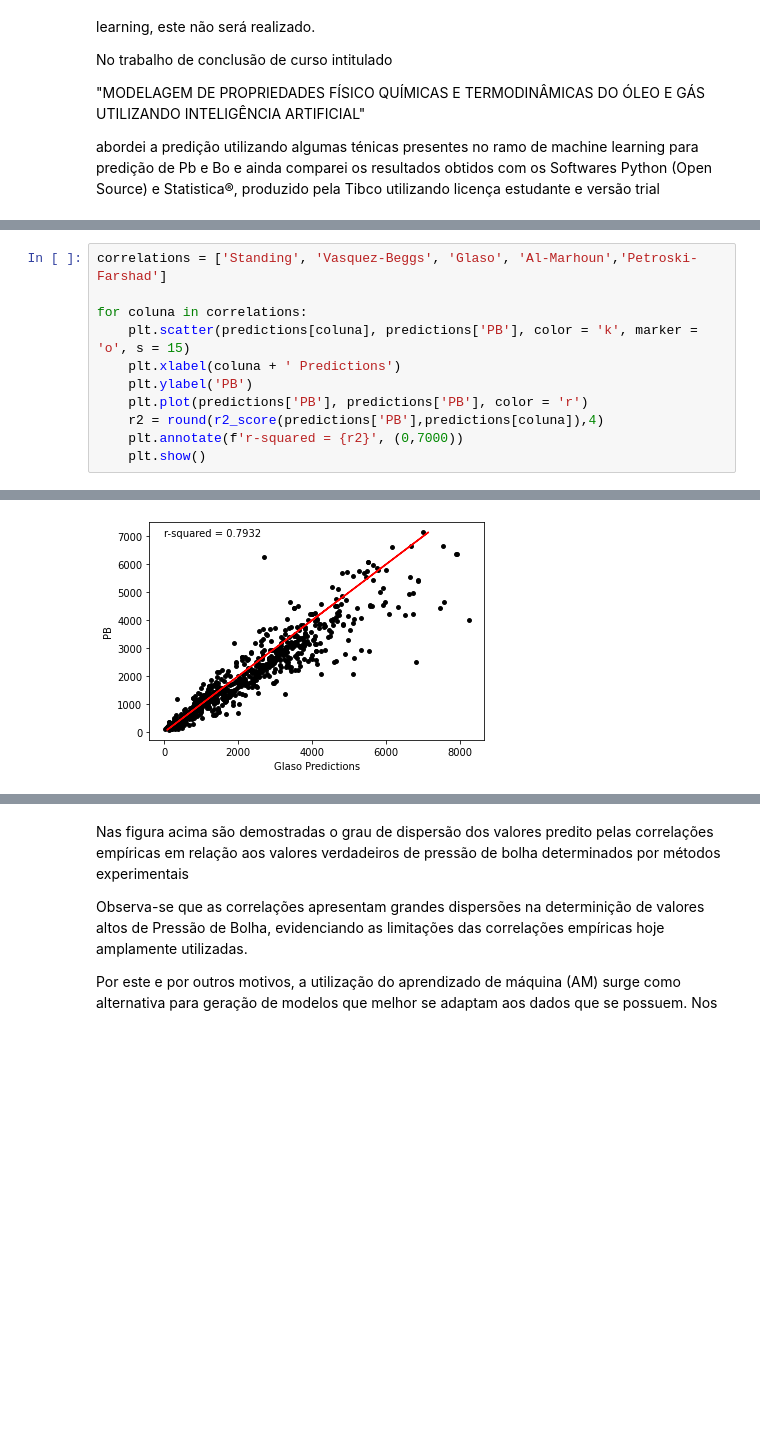
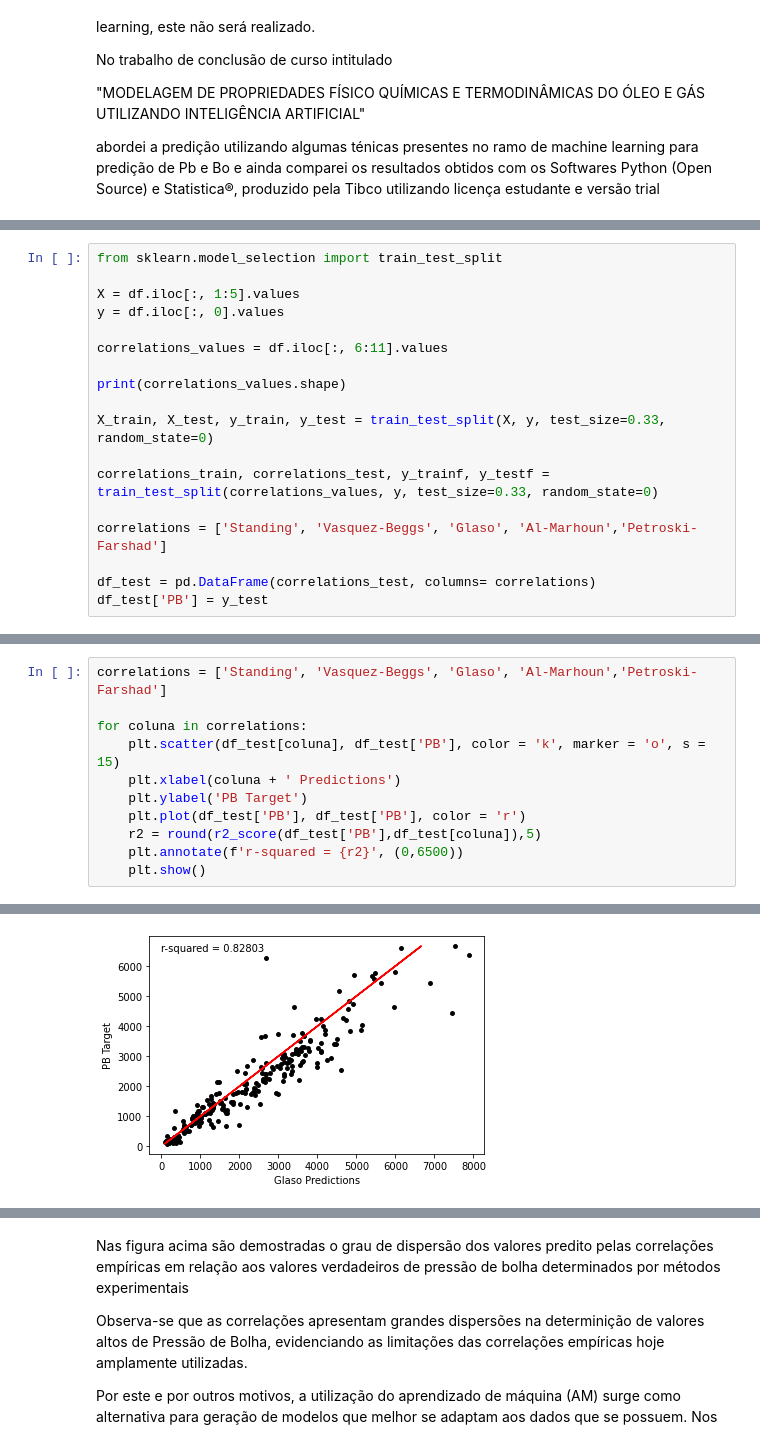
Before and after one commit to DboechatM/Documentacao-TCC, a Jupyter notebook: TCC_Parte_I_Análise_Dados.ipynb, the cells around one changed output, grey strips where cells are left out. Cells and saved outputs as stored; diff of their text form; blank space fills up the shorter version.

```diff
--- a/TCC_Parte_I_Análise_Dados.ipynb
+++ b/TCC_Parte_I_Análise_Dados.ipynb
@@ -170,0 +172,18 @@ display(predictions)
+# %%
+from sklearn.model_selection import train_test_split
+
+X = df.iloc[:, 1:5].values
+y = df.iloc[:, 0].values
+
+correlations_values = df.iloc[:, 6:11].values
+
+print(correlations_values.shape)
+
+X_train, X_test, y_train, y_test = train_test_split(X, y, test_size=0.33, random_state=0)
+
+correlations_train, correlations_test, y_trainf, y_testf = train_test_split(correlations_values, y, test_size=0.33, random_state=0)
+
+correlations = ['Standing', 'Vasquez-Beggs', 'Glaso', 'Al-Marhoun','Petroski-Farshad']
+
+df_test = pd.DataFrame(correlations_test, columns= correlations)
+df_test['PB'] = y_test
@@ -172,11 +206,11 @@ display(predictions)
 correlations = ['Standing', 'Vasquez-Beggs', 'Glaso', 'Al-Marhoun','Petroski-Farshad']
 
 for coluna in correlations:
-    plt.scatter(predictions[coluna], predictions['PB'], color = 'k', marker = 'o', s = 15)
+    plt.scatter(df_test[coluna], df_test['PB'], color = 'k', marker = 'o', s = 15)
     plt.xlabel(coluna + ' Predictions')
-    plt.ylabel('PB')
-    plt.plot(predictions['PB'], predictions['PB'], color = 'r')
-    r2 = round(r2_score(predictions['PB'],predictions[coluna]),4)
-    plt.annotate(f'r-squared = {r2}', (0,7000))
+    plt.ylabel('PB Target')
+    plt.plot(df_test['PB'], df_test['PB'], color = 'r')
+    r2 = round(r2_score(df_test['PB'],df_test[coluna]),5)
+    plt.annotate(f'r-squared = {r2}', (0,6500))
     plt.show()
 # %% [output]
@@ -185 +219 @@ for coluna in correlations:
-[figure, old version]
+[figure, new version]
```
Also changed, not shown: parts of 25 cells of this notebook.
